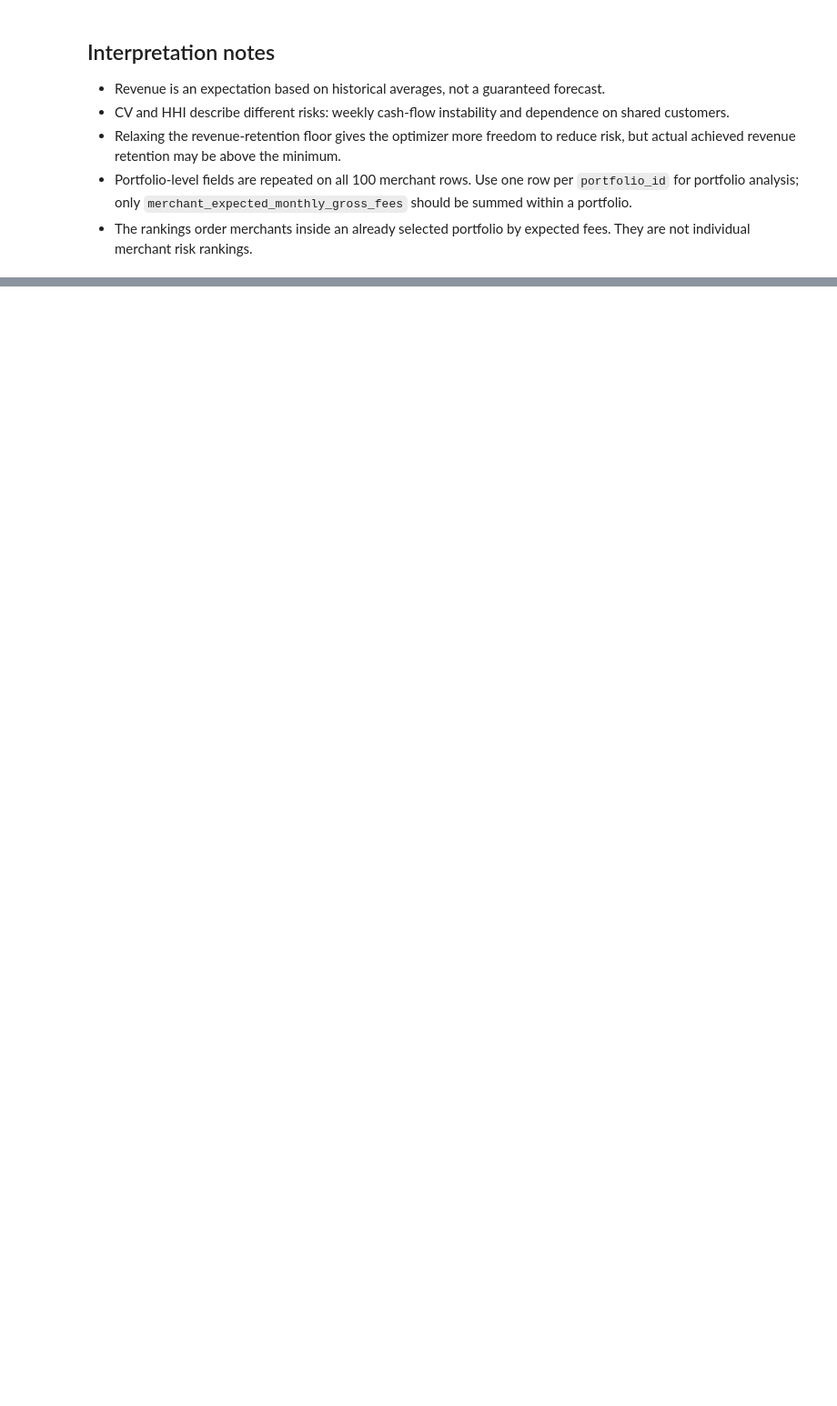
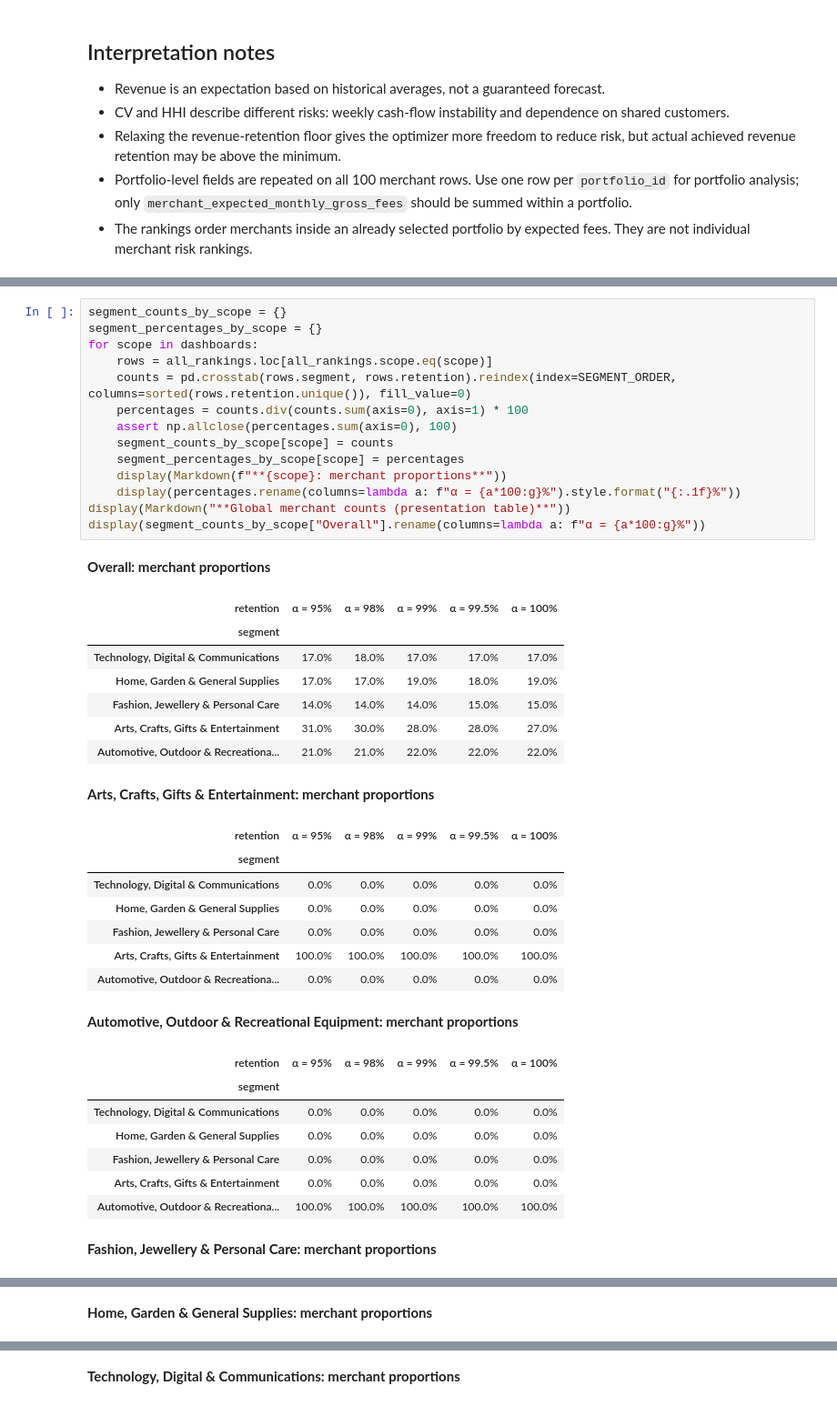
Before and after one commit to hannimeee/industry-project-group-19, a Jupyter notebook: code/11_summary.ipynb, the cells around one changed output, grey strips where cells are left out. Shown at 91% size. Saved outputs shown, nothing was run; the diff lists cells and outputs as text; blank space fills up the shorter version.

```diff
--- a/code/11_summary.ipynb
+++ b/code/11_summary.ipynb
@@ -215,0 +360,40 @@ Technology, Digital & Communications — retention 100.0%
+# %%
+segment_counts_by_scope = {}
+segment_percentages_by_scope = {}
+for scope in dashboards:
+    rows = all_rankings.loc[all_rankings.scope.eq(scope)]
+    counts = pd.crosstab(rows.segment, rows.retention).reindex(index=SEGMENT_ORDER, columns=sorted(rows.retention.unique()), fill_value=0)
+    percentages = counts.div(counts.sum(axis=0), axis=1) * 100
+    assert np.allclose(percentages.sum(axis=0), 100)
+    segment_counts_by_scope[scope] = counts
+    segment_percentages_by_scope[scope] = percentages
+    display(Markdown(f"**{scope}: merchant proportions**"))
+    display(percentages.rename(columns=lambda a: f"α = {a*100:g}%").style.format("{:.1f}%"))
+display(Markdown("**Global merchant counts (presentation table)**"))
+display(segment_counts_by_scope["Overall"].rename(columns=lambda a: f"α = {a*100:g}%"))
+# %% [output]
+**Overall: merchant proportions**
+| retention | α = 95% | α = 98% | α = 99% | α = 99.5% | α = 100% |
+| segment |  |  |  |  |  |
+| Technology, Digital & Communications | 17.0% | 18.0% | 17.0% | 17.0% | 17.0% |
+| Home, Garden & General Supplies | 17.0% | 17.0% | 19.0% | 18.0% | 19.0% |
+| Fashion, Jewellery & Personal Care | 14.0% | 14.0% | 14.0% | 15.0% | 15.0% |
+| Arts, Crafts, Gifts & Entertainment | 31.0% | 30.0% | 28.0% | 28.0% | 27.0% |
+| Automotive, Outdoor & Recreationa... | 21.0% | 21.0% | 22.0% | 22.0% | 22.0% |
+**Arts, Crafts, Gifts & Entertainment: merchant proportions**
+| retention | α = 95% | α = 98% | α = 99% | α = 99.5% | α = 100% |
+| segment |  |  |  |  |  |
+| Technology, Digital & Communications | 0.0% | 0.0% | 0.0% | 0.0% | 0.0% |
+| Home, Garden & General Supplies | 0.0% | 0.0% | 0.0% | 0.0% | 0.0% |
+| Fashion, Jewellery & Personal Care | 0.0% | 0.0% | 0.0% | 0.0% | 0.0% |
+| Arts, Crafts, Gifts & Entertainment | 100.0% | 100.0% | 100.0% | 100.0% | 100.0% |
+| Automotive, Outdoor & Recreationa... | 0.0% | 0.0% | 0.0% | 0.0% | 0.0% |
+**Automotive, Outdoor & Recreational Equipment: merchant proportions**
+| retention | α = 95% | α = 98% | α = 99% | α = 99.5% | α = 100% |
+| segment |  |  |  |  |  |
+| Technology, Digital & Communications | 0.0% | 0.0% | 0.0% | 0.0% | 0.0% |
+| Home, Garden & General Supplies | 0.0% | 0.0% | 0.0% | 0.0% | 0.0% |
+| Fashion, Jewellery & Personal Care | 0.0% | 0.0% | 0.0% | 0.0% | 0.0% |
+| Arts, Crafts, Gifts & Entertainment | 0.0% | 0.0% | 0.0% | 0.0% | 0.0% |
+| Automotive, Outdoor & Recreationa... | 100.0% | 100.0% | 100.0% | 100.0% | 100.0% |
+**Fashion, Jewellery & Personal Care: merchant proportions**
@@ -215,0 +407 @@ Technology, Digital & Communications — retention 100.0%
+**Home, Garden & General Supplies: merchant proportions**
@@ -215,0 +415 @@ Technology, Digital & Communications — retention 100.0%
+**Technology, Digital & Communications: merchant proportions**
```
Also changed, not shown: parts of 12 cells of this notebook.
